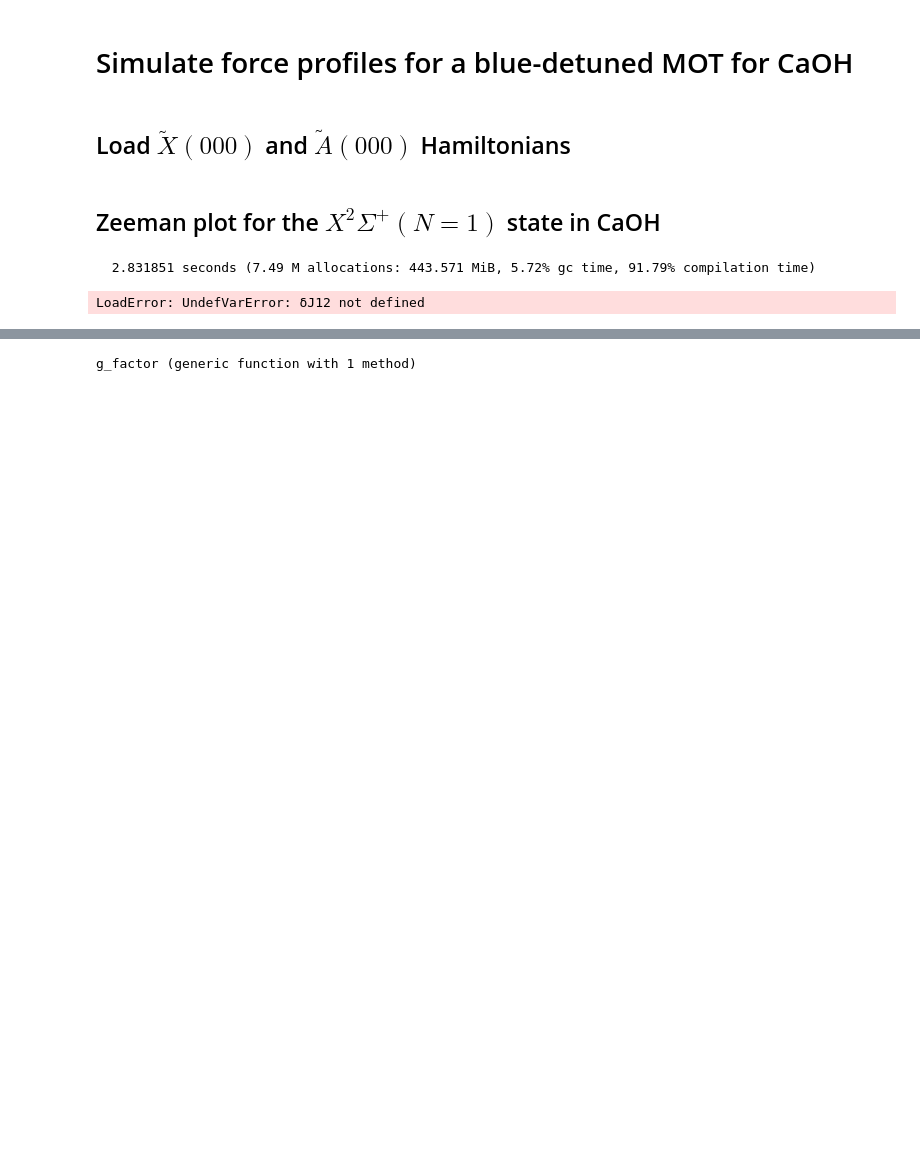
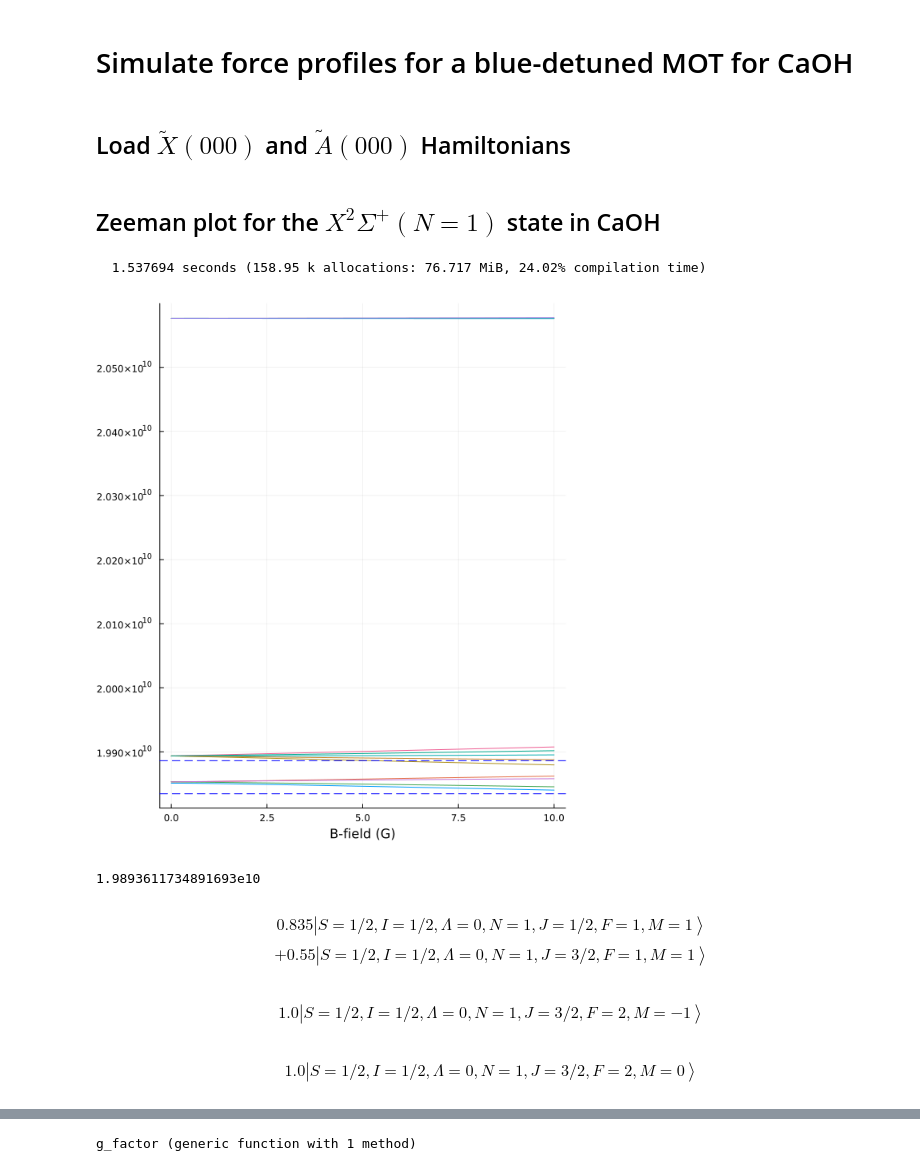
Before and after one commit to munozariasjm/OpticalBlochEquations.jl, a Jupyter notebook: examples/ipynb_sources/BlueMOT_CaOH.ipynb, the cells around one changed output, grey strips where cells are left out. Drawn from its saved outputs; the diff is of its cells as text; code cells hidden in the pictures; blank space fills up the shorter version.

```diff
--- a/examples/ipynb_sources/BlueMOT_CaOH.ipynb
+++ b/examples/ipynb_sources/BlueMOT_CaOH.ipynb
@@ -27,14 +27,16 @@ end
 # %% [markdown]
 ## Load $\tilde{X}(000)$ and $\tilde{A}(000)$ Hamiltonians
 # %%
-HX = load_from_file("CaOH_000_N0to3_Hamiltonian", "..\\..\\..\\QuantumStates\\Hamiltonians\\CaOH\\")
+HX = load_from_file("CaOH_X000", "..\\..\\..\\QuantumStates\\Hamiltonians\\CaOH\\")
 HA = load_from_file("CaOH_A000_J12to52_Hamiltonian", "..\\..\\..\\QuantumStates\\Hamiltonians\\CaOH\\")
 
 # Add Zeeman term to the X state Hamiltonian
 const _μB = (μ_B / h) * (1e-6 * 1e-4)
 Zeeman_z(state, state′) = Zeeman(state, state′, 0)
 HX = add_to_H(HX, :B_z, gS * _μB * Zeeman_z)
-HX.parameters.B_z = 1e-6
+HX.parameters.B_z = 0.
+HX.parameters.bFX = -700.
+HX.parameters.cX = -28.236
 
 full_evaluate!(HX); QuantumStates.solve!(HX)
 full_evaluate!(HA); QuantumStates.solve!(HA)
@@ -78,37 +80,55 @@ function H_func!(H, scan_values)
 end
 ;
 # %%
-Bs = (0:0.1:20) #.+ 1e-3
+Bs = (0:0.05:10) #.+ 1e-3
 scan_params = (
     B_z = Bs,
     );
 iterator = Iterators.product
-@time scan_values, tracked_idxs = scan_parameters(HX, scan_params, iterator, H_func!, H -> energy.(H.states), n_threads=1)
+@time scan_values, tracked_idxs = scan_parameters(deepcopy(HX), scan_params, iterator, H_func!, H -> energy.(H.states), n_threads=1)
 
 using Plots
 scan_matrix = hcat(values(scan_values)...)'
 
 plot(Bs, scan_matrix[:,5:16], legend=nothing)
 hline!([
         J12_energy - δJ12 / 2π
         J32_energy - δJ32 / 2π
         ],
     linestyle=:dash,
     color=:blue
     )
-hline!([
-        J12_energy - δJ12_red / 2π
-        J32_energy - δJ32_red / 2π
-        ],
-    linestyle=:dash,
-    color=:red
-    )
+# hline!([
+#         J12_energy - δJ12_red / 2π
+#         J32_energy - δJ32_red / 2π
+#         ],
+#     linestyle=:dash,
+#     color=:red
+#     )
 plot!(
     # xlim=(-100.,100.),
-    size=(600,700)
+    size=(600,700),
+    xlabel=("B-field (G)")
 )
 # %% [output]
-  2.831851 seconds (7.49 M allocations: 443.571 MiB, 5.72% gc time, 91.79% compilation time)
+  1.537694 seconds (158.95 k allocations: 76.717 MiB, 24.02% compilation time)
-LoadError: UndefVarError: δJ12 not defined
+[figure, added]
+# %%
+HX.states[9] |> energy
+# %% [output]
+1.9893611734891693e10
+# %%
+HX.states[8]
+# %% [output]
+$$0.835\left|S=1/2, I=1/2, Λ=0, N=1, J=1/2, F=1, M=1\right\rangle$$
+$$ + 0.55\left|S=1/2, I=1/2, Λ=0, N=1, J=3/2, F=1, M=1\right\rangle$$
+# %%
+HX.states[12]
+# %% [output]
+$$1.0\left|S=1/2, I=1/2, Λ=0, N=1, J=3/2, F=2, M=-1\right\rangle$$
+# %%
+HX.states[10]
+# %% [output]
+$$1.0\left|S=1/2, I=1/2, Λ=0, N=1, J=3/2, F=2, M=0\right\rangle$$
 # %%
 plot(Bs, hcat(values(tracked_idxs)...)', legend=nothing)
```
Also changed, not shown: parts of 36 cells of this notebook, 4 other files.
